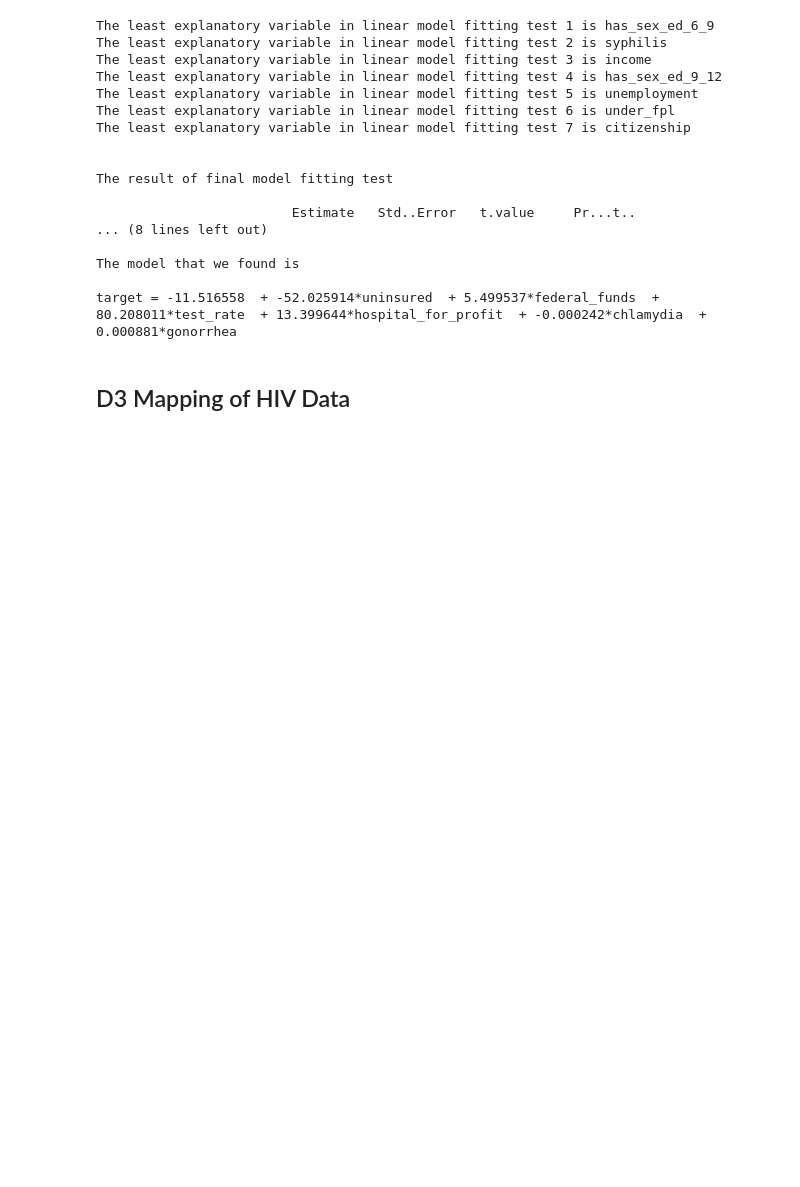
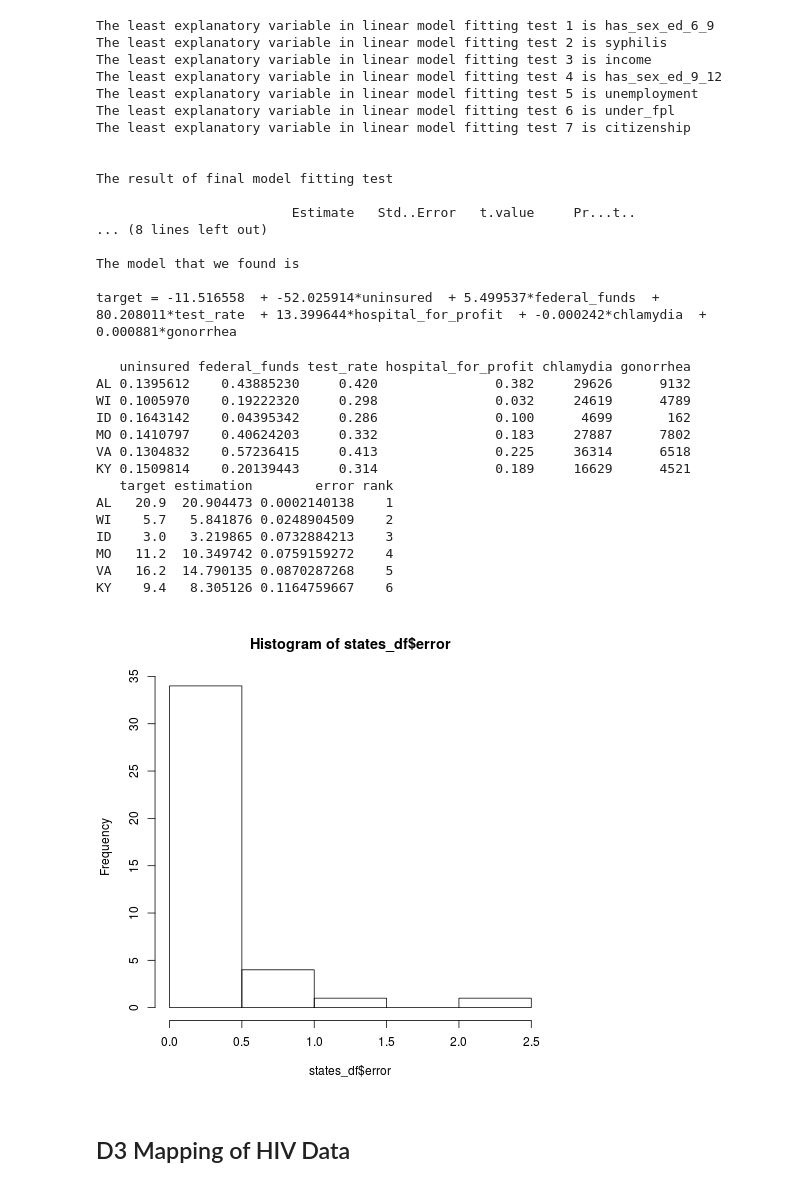
Before and after one commit to kyen89/data-analysis-template, a Jupyter notebook: notebooks/NB3_data_analysis.ipynb, the cells around one changed output. Cells and saved outputs as stored; diff of their text form; code cells hidden in the pictures; blank space fills up the shorter version.

```diff
--- a/notebooks/NB3_data_analysis.ipynb
+++ b/notebooks/NB3_data_analysis.ipynb
@@ -187,6 +187,38 @@ The result of final model fitting test
 The model that we found is
 
 target = -11.516558  + -52.025914*uninsured  + 5.499537*federal_funds  + 80.208011*test_rate  + 13.399644*hospital_for_profit  + -0.000242*chlamydia  + 0.000881*gonorrhea
+# %%
+%%R
+#testing our model against each US state
+states_df <- as.data.frame(cbind(DF_Analysis[,1], DF_Analysis[,5], DF_Analysis[,6], DF_Analysis[,10], DF_Analysis[,11], DF_Analysis[,13], DF_Analysis[,14]))
+colnames(states_df) <- c("uninsured", "federal_funds", "test_rate", "hospital_for_profit", "chlamydia", "gonorrhea", "target")
+rownames(states_df) <- row.names(DF_Analysis)
+
+states_df$target = as.numeric(as.character(states_df$target))
+#TEST RESULTS
+states_df["estimation"] = -11.516558  + -52.025914*DF_Analysis$uninsured  + 0.000000*DF_Analysis$federal_funds + 80.208011*DF_Analysis$test_rate + 13.399644*DF_Analysis$hospital_for_profit + -0.000242*DF_Analysis$chlamydia  + 0.000881*DF_Analysis$gonorrhea
+states_df["error"] = abs(states_df$target - states_df$estimation) / states_df$target
+states_df = states_df[order(states_df$error),]
+states_df["rank"] = 1:40
+print(head(states_df))
+
+hist(states_df$error)
+# %% [output]
+   uninsured federal_funds test_rate hospital_for_profit chlamydia gonorrhea
+AL 0.1395612    0.43885230     0.420               0.382     29626      9132
+WI 0.1005970    0.19222320     0.298               0.032     24619      4789
+ID 0.1643142    0.04395342     0.286               0.100      4699       162
+MO 0.1410797    0.40624203     0.332               0.183     27887      7802
+VA 0.1304832    0.57236415     0.413               0.225     36314      6518
+KY 0.1509814    0.20139443     0.314               0.189     16629      4521
+   target estimation        error rank
+AL   20.9  20.904473 0.0002140138    1
+WI    5.7   5.841876 0.0248904509    2
+ID    3.0   3.219865 0.0732884213    3
+MO   11.2  10.349742 0.0759159272    4
+VA   16.2  14.790135 0.0870287268    5
+KY    9.4   8.305126 0.1164759667    6
+[figure, added]
 # %% [markdown]
 ## D3 Mapping of HIV Data
 # %% [markdown]
```
Also changed, not shown: parts of 3 cells of this notebook, 1 other file.
